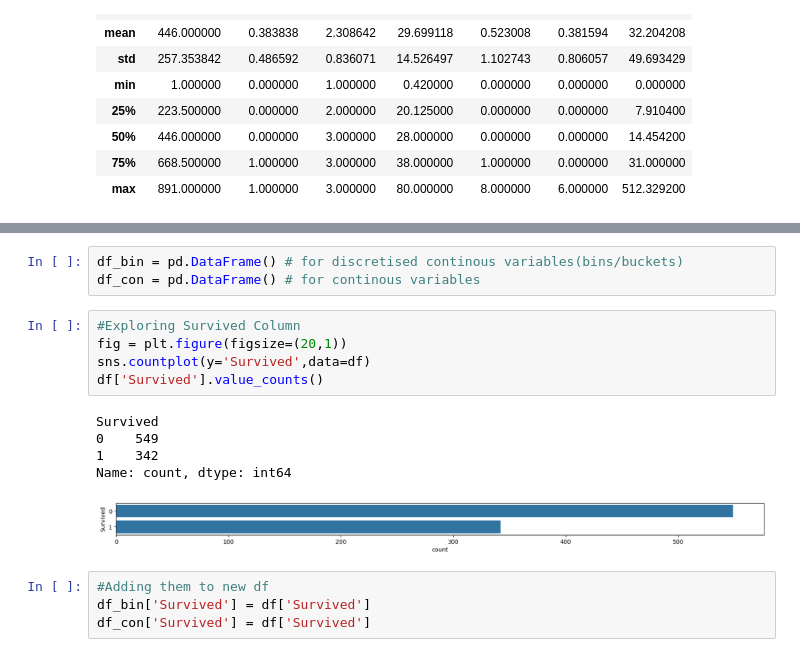
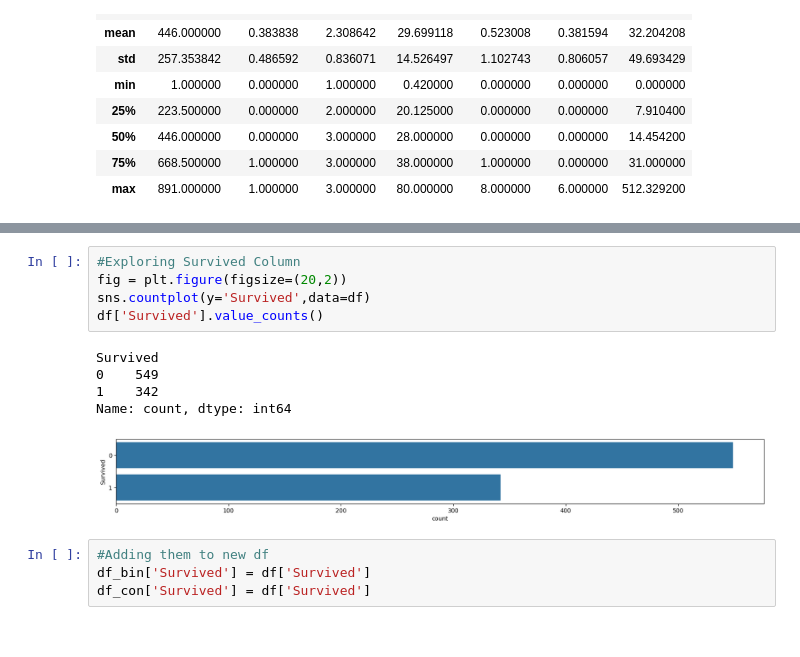
Before and after one commit to KaustubhKasture/Essential-Datasets, a Jupyter notebook: Titanic.ipynb, the cells around one changed output, grey strips where cells are left out. Drawn from its saved outputs; the diff is of its cells as text.

```diff
--- a/Titanic.ipynb
+++ b/Titanic.ipynb
@@ -96,17 +111,14 @@ dtype: int64
-# %%
-df_bin = pd.DataFrame() # for discretised continous variables(bins/buckets)
-df_con = pd.DataFrame() # for continous variables
 # %%
 #Exploring Survived Column
-fig = plt.figure(figsize=(20,1))
+fig = plt.figure(figsize=(20,2))
 sns.countplot(y='Survived',data=df)
 df['Survived'].value_counts()
 # %% [output]
 Survived
 0    549
 1    342
 Name: count, dtype: int64
-[figure, old version]
+[figure, new version]
 # %%
 #Adding them to new df
 df_bin['Survived'] = df['Survived']
```
Also changed, not shown: parts of 25 cells of this notebook.
